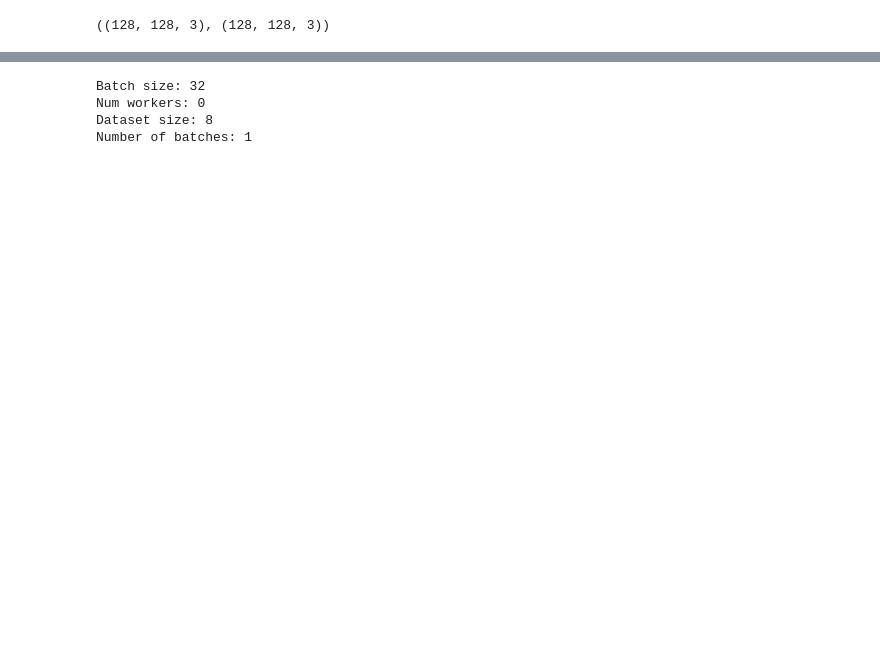
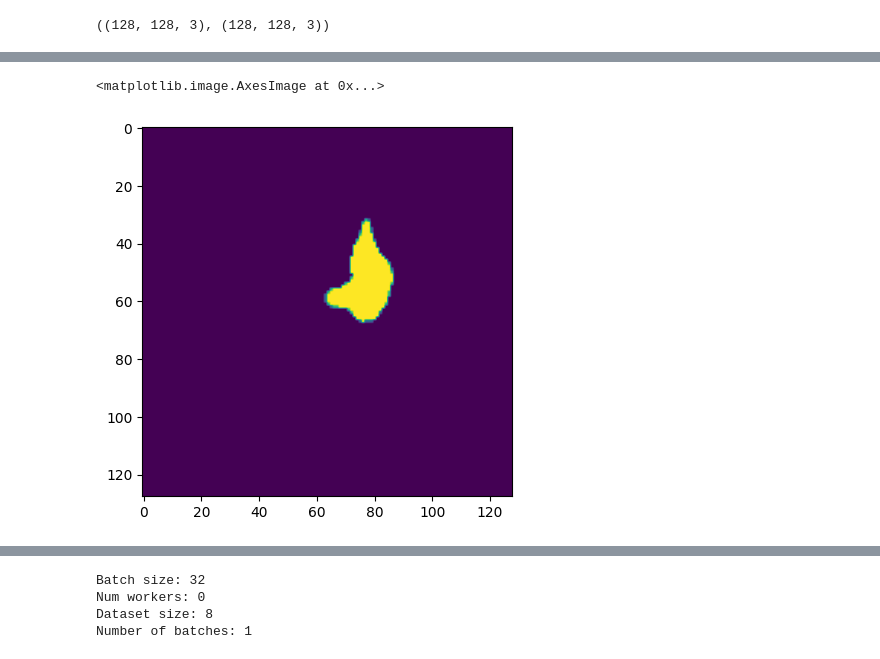
Before and after one commit to Srikaran13/gi-tract-image-segmentation, a Jupyter notebook: notebooks/test.ipynb, the cells around one changed output, grey strips where cells are left out. Drawn from its saved outputs; the diff is of its cells as text; code cells hidden in the pictures; blank space fills up the shorter version.

```diff
--- a/notebooks/test.ipynb
+++ b/notebooks/test.ipynb
@@ -192,3 +272,8 @@ X.shape, y.shape
+# %%
+plt.imshow(y[:,:,2]/255.)
+# %% [output]
+<matplotlib.image.AxesImage at 0x...>
+[figure, added]
 # %%
 from matplotlib.colors import ListedColormap
 cmap = ListedColormap(['none', 'red'])  # 'none' is transparent, 'red' for the mask
```
Also changed, not shown: parts of 38 cells of this notebook, 3 other files.
